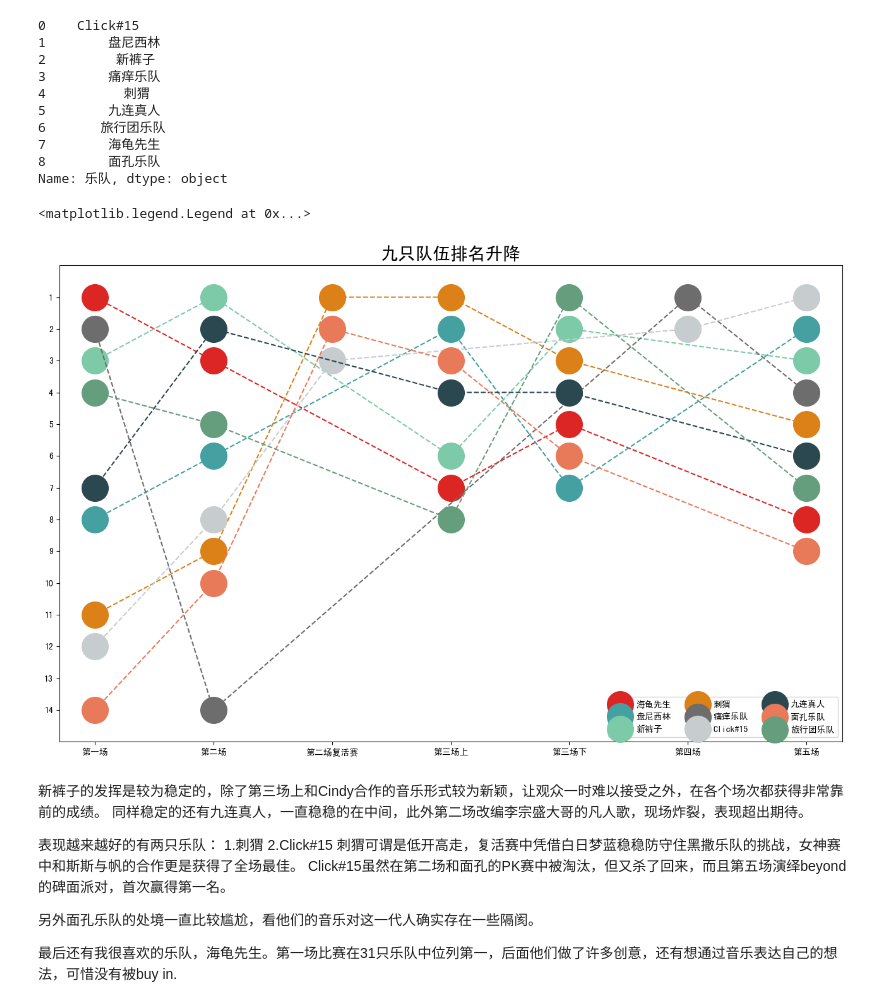
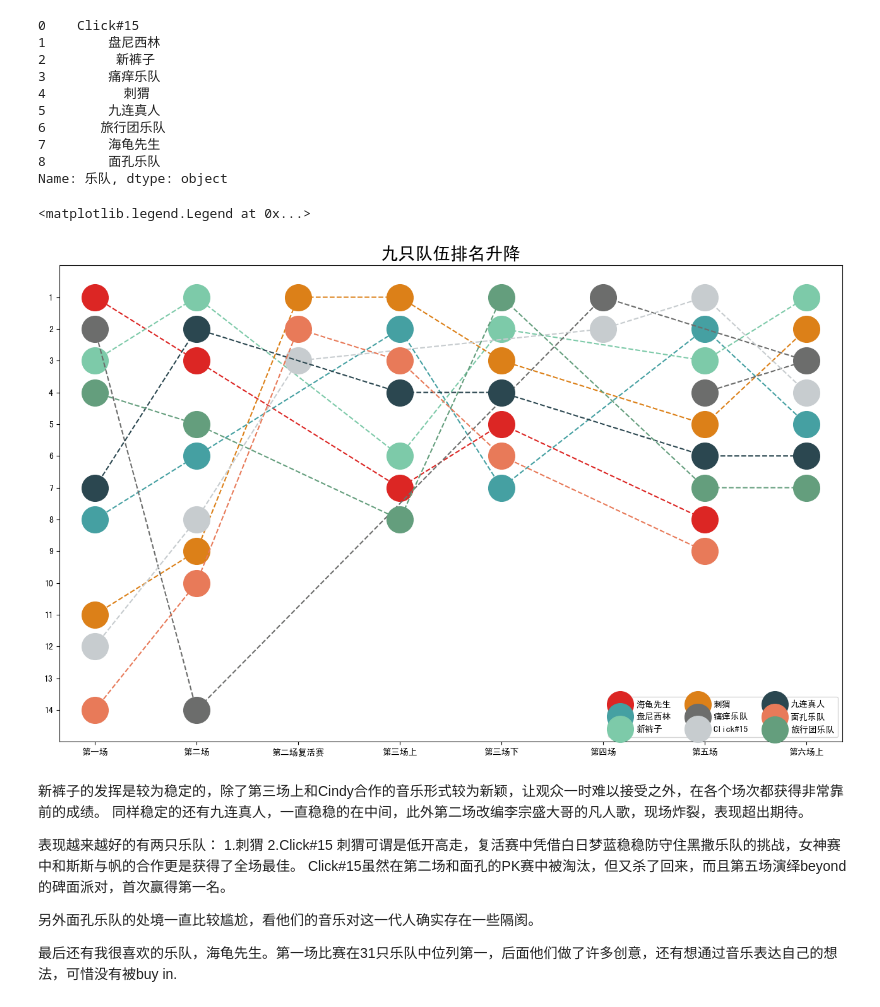
Before and after one commit to sheldson/thebigband, a Jupyter notebook: 乐队的夏天数据分析.ipynb, the cells around one changed output. Cells and saved outputs as stored; diff of their text form; code cells hidden in the pictures.

```diff
--- a/乐队的夏天数据分析.ipynb
+++ b/乐队的夏天数据分析.ipynb
@@ -18,6 +18,7 @@ data2 = pd.read_excel('/Users/linxiaosheng/Downloads/乐队的夏天.xlsx','第
 data3 = pd.read_excel('/Users/linxiaosheng/Downloads/乐队的夏天.xlsx','第三场累计积分赛')
 data4 = pd.read_excel('/Users/linxiaosheng/Downloads/乐队的夏天.xlsx','第四场复活赛')
 data5 = pd.read_excel('/Users/linxiaosheng/Downloads/乐队的夏天.xlsx','第五场9进7')
+data6 = pd.read_excel('/Users/linxiaosheng/Downloads/乐队的夏天.xlsx','第六场总决赛')
 # %%
 # 观察数据
 
@@ -130,18 +160,20 @@ data1.sort_values(by='总得分_标准分', ascending = False)
 # %%
 # 因为每场数据是分开的，所以首先截取原来数据拼在一起成为一个长表
 
-data1_score = data1.loc[:,['场数','乐队','歌曲','排名','超级乐迷得分_标准分',
+data1_score = data1[['场数','乐队','歌曲','排名','超级乐迷得分_标准分',
                            '专业乐迷得分_标准分','大众乐迷得分_标准分','总得分_标准分']]
-data2_score = data2.loc[:,['场数','乐队','歌曲','排名','超级乐迷得分_标准分','专业乐迷得分_标准分','大众乐迷得分_标准分',
+data2_score = data2[['场数','乐队','歌曲','排名','超级乐迷得分_标准分','专业乐迷得分_标准分','大众乐迷得分_标准分',
                            '总得分_标准分']]
-data3_score = data3.loc[:,['场数','乐队','歌曲','排名','超级乐迷得分_标准分','专业乐迷得分_标准分','大众乐迷得分_标准分',
+data3_score = data3[['场数','乐队','歌曲','排名','超级乐迷得分_标准分','专业乐迷得分_标准分','大众乐迷得分_标准分',
                            '总得分_标准分']]
-data4_score = data4.loc[:,['场数','乐队','歌曲','排名','超级乐迷得分_标准分','专业乐迷得分_标准分','大众乐迷得分_标准分',
+data4_score = data4[['场数','乐队','歌曲','排名','超级乐迷得分_标准分','专业乐迷得分_标准分','大众乐迷得分_标准分',
                            '总得分_标准分']]
-data5_score = data5.loc[:,['场数','乐队','歌曲','排名','超级乐迷得分_标准分','专业乐迷得分_标准分','大众乐迷得分_标准分',
+data5_score = data5[['场数','乐队','歌曲','排名','超级乐迷得分_标准分','专业乐迷得分_标准分','大众乐迷得分_标准分',
+                           '总得分_标准分']]
+data6_score = data6[['场数','乐队','歌曲','排名','超级乐迷得分_标准分','专业乐迷得分_标准分','大众乐迷得分_标准分',
                            '总得分_标准分']]
 
-total_score = pd.concat([data1_score,data2_score,data3_score,data4_score,data5_score],axis=0)
+total_score = pd.concat([data1_score,data2_score,data3_score,data4_score,data5_score,data6_score],axis=0)
 # %%
 # 按照乐队这个标签分类计算，计算方式是平均值，计算字段是总得分_标准分，然后按照总得分_标准分排列
 
@@ -319,49 +344,49 @@ top9_rank = top9_rank.sort_values(by='场数')
 fig = plt.figure( figsize=(16,10), dpi=100 )
 ax = fig.add_subplot(1,1,1)
 
-order = ['第一场','第二场','第二场复活赛','第三场上','第三场下','第四场','第五场']
+order = ['第一场','第二场','第二场复活赛','第三场上','第三场下','第四场','第五场','第六场上']
 
-ax.plot(order,[0,0,0,0,0,0,0],c='w')
+ax.plot(order,[0,0,0,0,0,0,0,0],c='w')
 
 hgxs = top9_rank[top9_rank['乐队']=='海龟先生'].iloc[[0,3,1,2,4]]
 ax.plot('场数','排名',data=hgxs,ls ='--',marker='o',markersize=30,label='海龟先生')
 
 
-pnxl = top9_rank[top9_rank['乐队']=='盘尼西林'].iloc[[0,3,1,2,4]]
+pnxl = top9_rank[top9_rank['乐队']=='盘尼西林'].iloc[[0,3,1,2,4,5]]
 ax.plot('场数','排名',data=pnxl,ls ='--',marker='o',markersize=30,label='盘尼西林')
 
-xkz = top9_rank[top9_rank['乐队']=='新裤子'].iloc[[0,3,1,2,4]]
+xkz = top9_rank[top9_rank['乐队']=='新裤子'].iloc[[0,3,1,2,4,5]]
 ax.plot('场数','排名',data=xkz,ls ='--',marker='o',markersize=30,label='新裤子')
 
-cw = top9_rank[top9_rank['乐队']=='刺猬'].iloc[[0,3,4,1,2,5]]
+cw = top9_rank[top9_rank['乐队']=='刺猬'].iloc[[0,3,4,1,2,5,6]]
 ax.plot('场数','排名',data=cw,ls ='--',marker='o',markersize=30,label='刺猬')
 
-ty = top9_rank[top9_rank['乐队']=='痛痒乐队'].iloc[[0,1,3,2]]
+ty = top9_rank[top9_rank['乐队']=='痛痒乐队'].iloc[[0,1,5,3,2,4]]
 ax.plot('场数','排名',data=ty,ls ='--',marker='o',markersize=30,label='痛痒乐队')
 
-click = top9_rank[top9_rank['乐队']=='Click#15'].iloc[[0,1,2,4,3]]
+click = top9_rank[top9_rank['乐队']=='Click#15'].iloc[[0,1,2,6,3,4,5]]
 ax.plot('场数','排名',data=click,ls ='--',marker='o',markersize=30,label='Click#15')
 
-jlzr = top9_rank[top9_rank['乐队']=='九连真人'].iloc[[0,3,1,2,4]]
+jlzr = top9_rank[top9_rank['乐队']=='九连真人'].iloc[[0,3,1,2,4,5]]
 ax.plot('场数','排名',data=jlzr,ls ='--',marker='o',markersize=30,label='九连真人')
 
 mk = top9_rank[top9_rank['乐队']=='面孔乐队'].iloc[[0,3,4,1,2,5]]
 ax.plot('场数','排名',data=mk,ls ='--',marker='o',markersize=30,label='面孔乐队')
 
-lxt = top9_rank[top9_rank['乐队']=='旅行团乐队'].iloc[[0,3,1,2,4]]
+lxt = top9_rank[top9_rank['乐队']=='旅行团乐队'].iloc[[0,3,1,2,4,5]]
 ax.plot('场数','排名',data=lxt,ls ='--',marker='o',markersize=30,label='旅行团乐队')
 
 ax.set_xticks(np.arange(len(order)))
 ax.set_yticks(np.arange(1,15))
 ax.set_xticklabels(order)
 ax.invert_yaxis()
 ax.set_ylim(15,0)
 ax.grid(False)
 plt.title('九只队伍排名升降',fontdict = {'fontsize':20})
 ax.legend(ncol=3)
 # %% [output]
 <matplotlib.legend.Legend at 0x...>
-[figure, old version]
+[figure, new version]
 # %% [markdown]
 新裤子的发挥是较为稳定的，除了第三场上和Cindy合作的音乐形式较为新颖，让观众一时难以接受之外，在各个场次都获得非常靠前的成绩。
 同样稳定的还有九连真人，一直稳稳的在中间，此外第二场改编李宗盛大哥的凡人歌，现场炸裂，表现超出期待。
```
Also changed, not shown: parts of 27 cells of this notebook.
